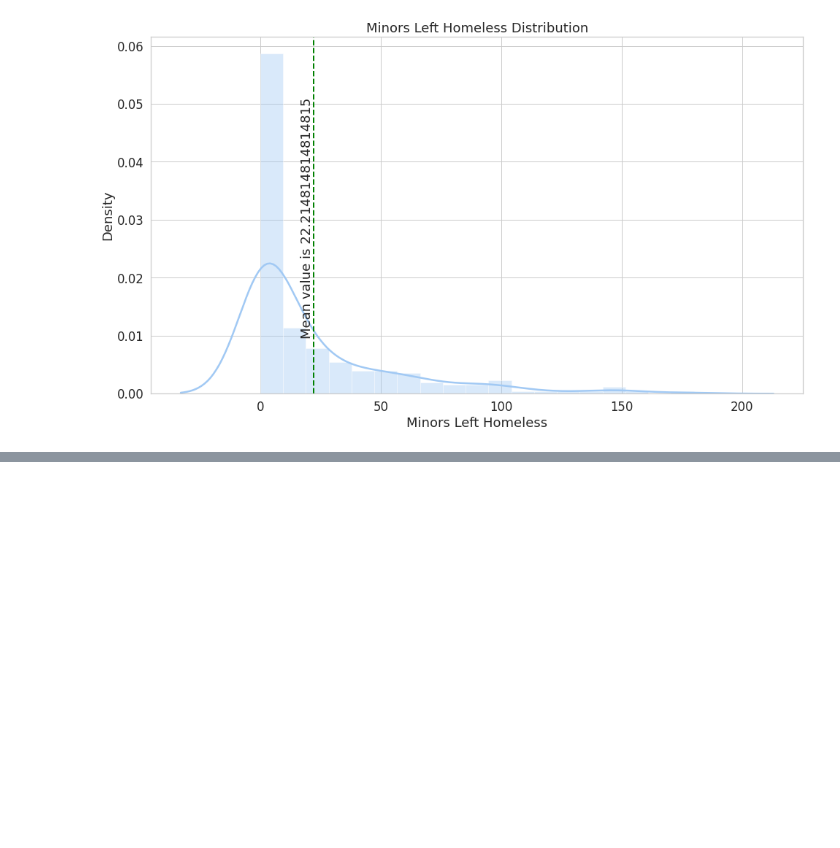
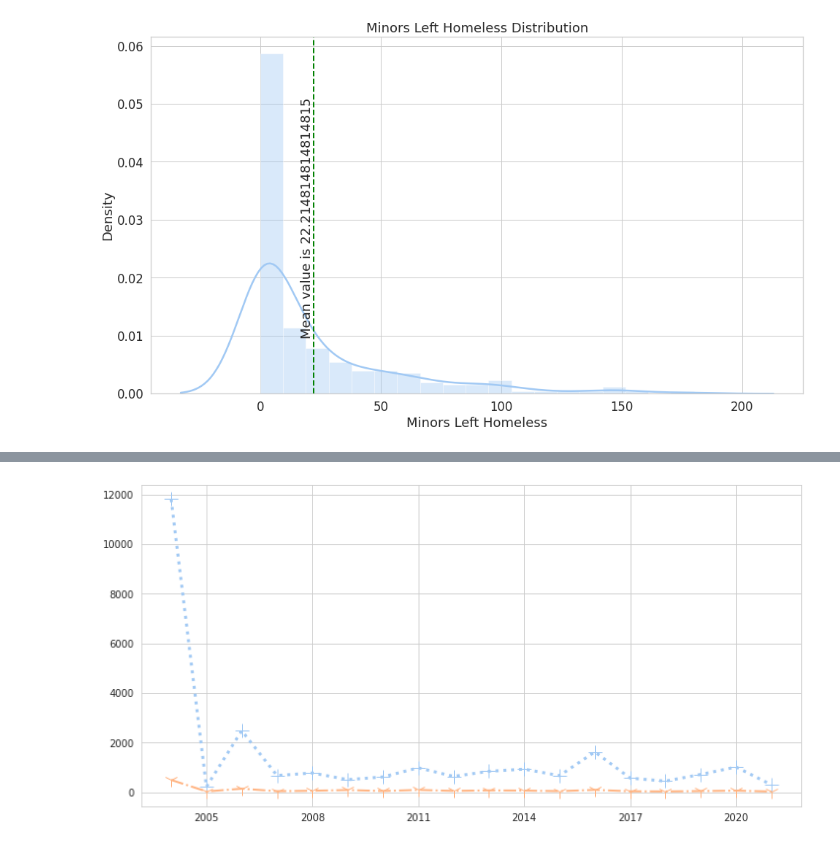
Before and after one commit to JaperTai77/Colab-notebook, a Jupyter notebook: Gaza_conflict.ipynb, the cells around one changed output, grey strips where cells are left out. Cells and saved outputs as stored; diff of their text form; code cells hidden in the pictures; blank space fills up the shorter version.

```diff
--- a/Gaza_conflict.ipynb
+++ b/Gaza_conflict.ipynb
@@ -220,3 +192,17 @@ fig = px.scatter_matrix(df2, dimensions=['Palestinians Injuries','Israelis Injur
 fig.show()
 # %% [output]
 [interactive output not drawn]
+# %%
+homeless_year = df1.groupby('Year').agg({'People Left Homeless':['sum','mean']})
+# %%
+homeless_year = homeless_year.drop(0,axis = 0)
+# %%
+fig, ax = plt.subplots(1,1,figsize = (12,6))
+ax.plot(homeless_year.index, homeless_year['People Left Homeless']['sum'], linestyle = ':', lw = 3, marker = '+', markersize = 14)
+ax.plot(homeless_year.index, homeless_year['People Left Homeless']['mean'], linestyle = '-.', lw = 2, marker = '1', markersize = 14)
+
+ax.set_xticks([2005,2008,2011,2014,2017,2020])
+ax.set_xticklabels([2005,2008,2011,2014,2017,2020])
+plt.show()
+# %% [output]
+[figure, added]
```
Also changed, not shown: parts of 19 cells of this notebook.
